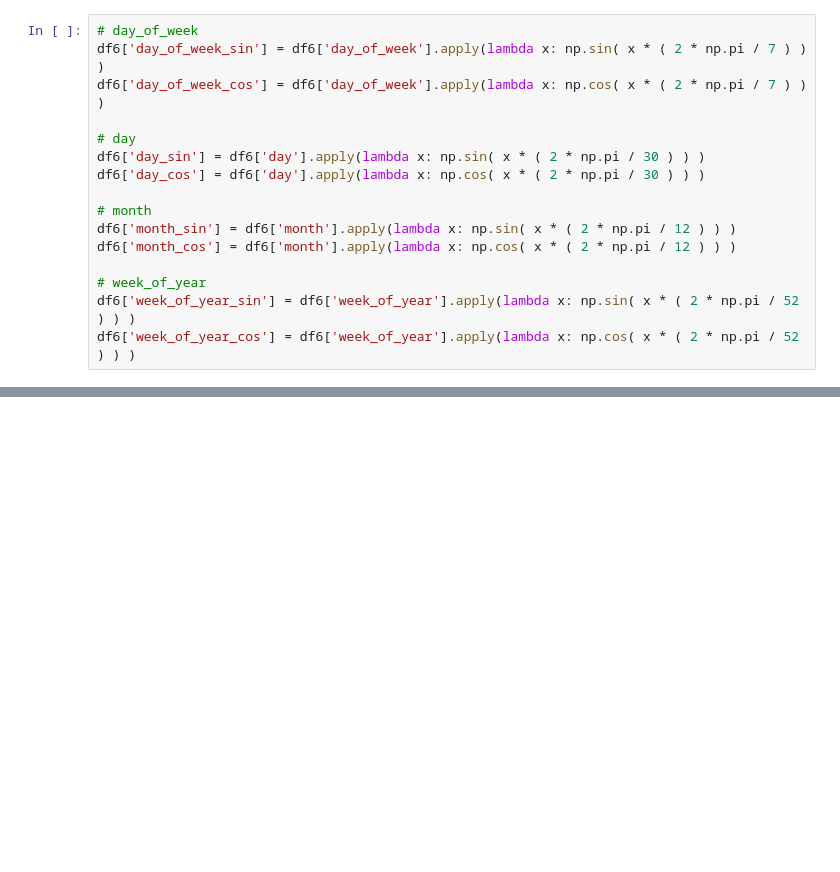
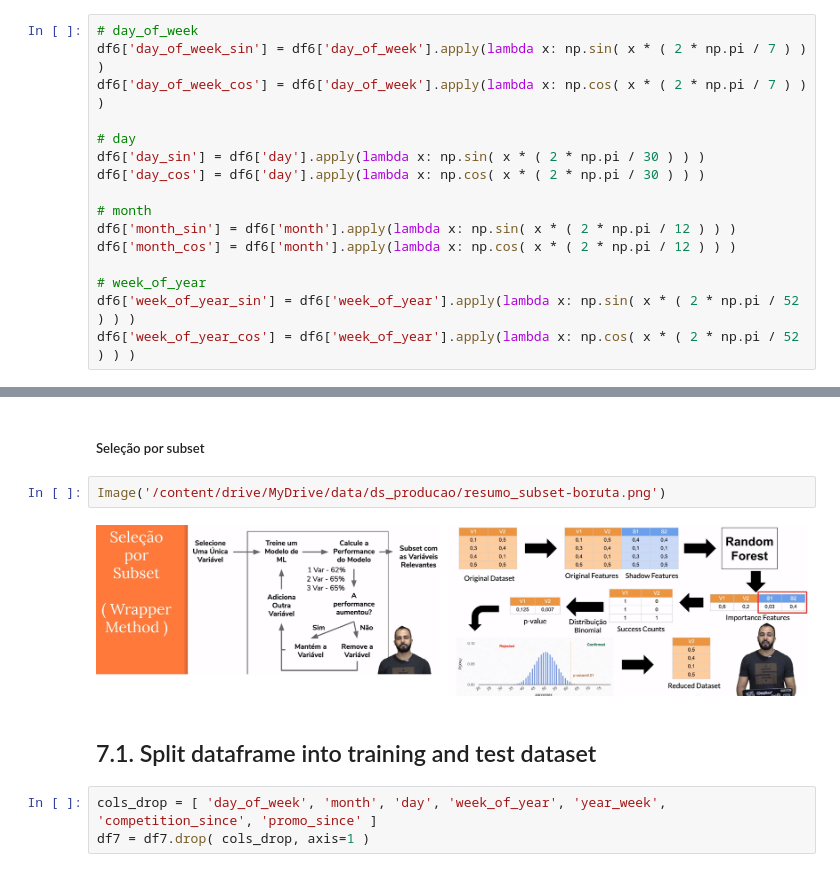
Before and after one commit to rvieira94/cds_03_ds_em_producao, a Jupyter notebook: ds_producao.ipynb, the cells around one changed output, grey strips where cells are left out. Cells and saved outputs as stored; diff of their text form; blank space fills up the shorter version.

```diff
--- a/ds_producao.ipynb
+++ b/ds_producao.ipynb
@@ -890,0 +921,11 @@ df6['week_of_year_cos'] = df6['week_of_year'].apply(lambda x: np.cos( x * ( 2 *
+# %% [markdown]
+##### Seleção por subset
+# %%
+Image('/content/drive/MyDrive/data/ds_producao/resumo_subset-boruta.png')
+# %% [output]
+[figure, added]
+# %% [markdown]
+## 7.1. Split dataframe into training and test dataset
+# %%
+cols_drop = [ 'day_of_week', 'month', 'day', 'week_of_year', 'year_week', 'competition_since', 'promo_since' ]
+df7 = df7.drop( cols_drop, axis=1 )
```
Also changed, not shown: parts of 15 cells of this notebook.
